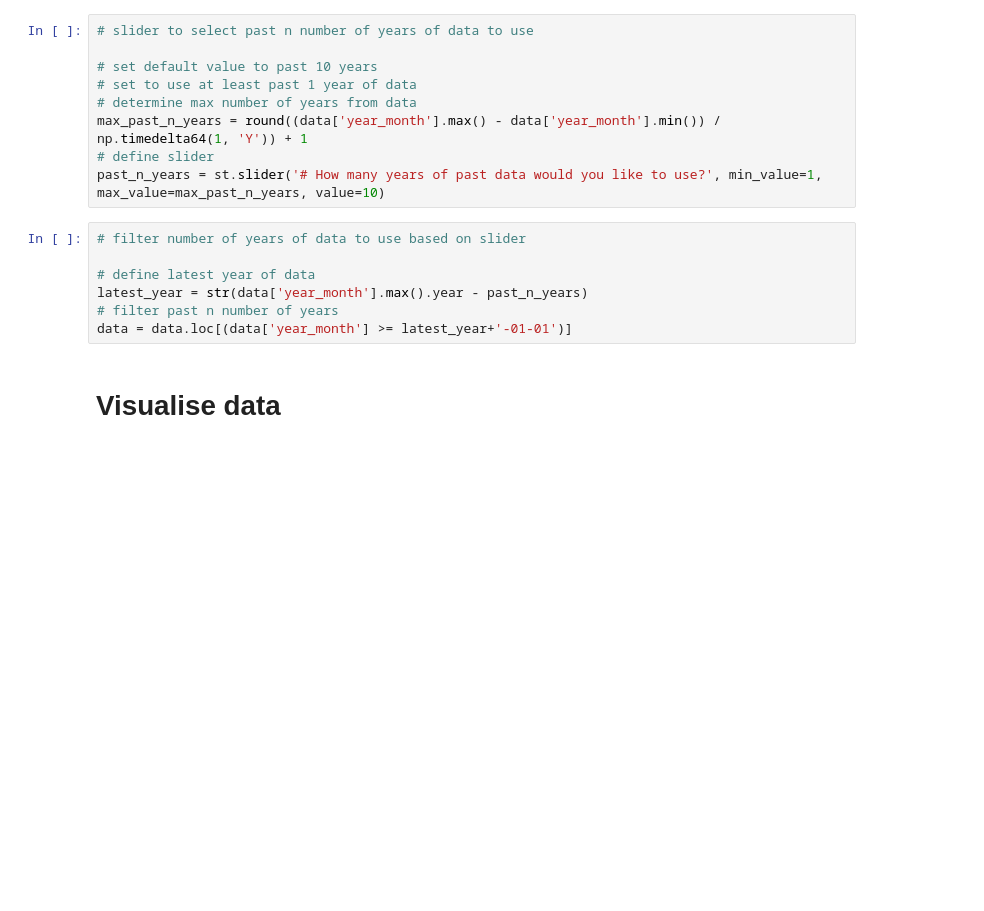
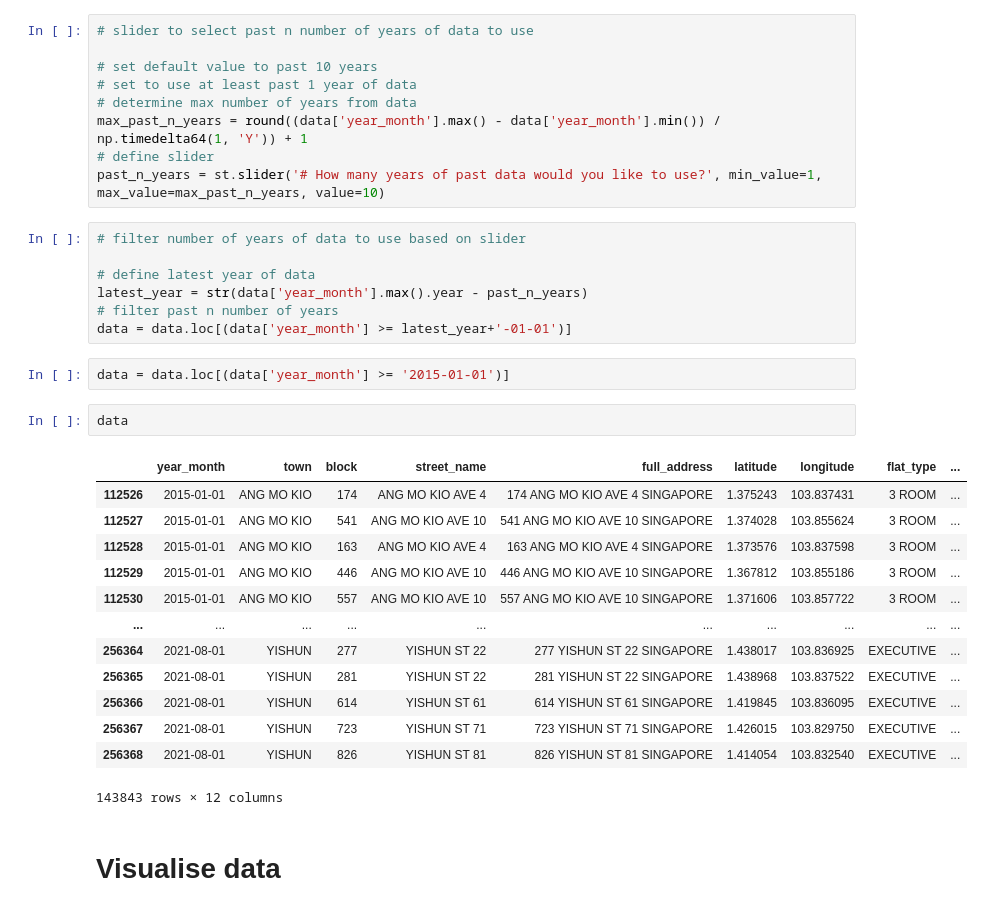
Before and after one commit to carolinedlu/streamlit_resale_flat_prices, a Jupyter notebook: streamlit_resale_flat_prices_app.ipynb, the cells around one changed output. Drawn from its saved outputs; the diff is of its cells as text; blank space fills up the shorter version.

```diff
--- a/streamlit_resale_flat_prices_app.ipynb
+++ b/streamlit_resale_flat_prices_app.ipynb
@@ -71,6 +76,24 @@ past_n_years = st.slider('# How many years of past data would you like to use?',
 latest_year = str(data['year_month'].max().year - past_n_years)
 # filter past n number of years
 data = data.loc[(data['year_month'] >= latest_year+'-01-01')]
+# %%
+data = data.loc[(data['year_month'] >= '2015-01-01')]
+# %%
+data
+# %% [output]
+|  | year_month | town | block | street_name | full_address | latitude | longitude | flat_type | ... |
+| 112526 | 2015-01-01 | ANG MO KIO | 174 | ANG MO KIO AVE 4 | 174 ANG MO KIO AVE 4 SINGAPORE | 1.375243 | 103.837431 | 3 ROOM | ... |
+| 112527 | 2015-01-01 | ANG MO KIO | 541 | ANG MO KIO AVE 10 | 541 ANG MO KIO AVE 10 SINGAPORE | 1.374028 | 103.855624 | 3 ROOM | ... |
+| 112528 | 2015-01-01 | ANG MO KIO | 163 | ANG MO KIO AVE 4 | 163 ANG MO KIO AVE 4 SINGAPORE | 1.373576 | 103.837598 | 3 ROOM | ... |
+| 112529 | 2015-01-01 | ANG MO KIO | 446 | ANG MO KIO AVE 10 | 446 ANG MO KIO AVE 10 SINGAPORE | 1.367812 | 103.855186 | 3 ROOM | ... |
+| 112530 | 2015-01-01 | ANG MO KIO | 557 | ANG MO KIO AVE 10 | 557 ANG MO KIO AVE 10 SINGAPORE | 1.371606 | 103.857722 | 3 ROOM | ... |
+| ... | ... | ... | ... | ... | ... | ... | ... | ... | ... |
+| 256364 | 2021-08-01 | YISHUN | 277 | YISHUN ST 22 | 277 YISHUN ST 22 SINGAPORE | 1.438017 | 103.836925 | EXECUTIVE | ... |
+| 256365 | 2021-08-01 | YISHUN | 281 | YISHUN ST 22 | 281 YISHUN ST 22 SINGAPORE | 1.438968 | 103.837522 | EXECUTIVE | ... |
+| 256366 | 2021-08-01 | YISHUN | 614 | YISHUN ST 61 | 614 YISHUN ST 61 SINGAPORE | 1.419845 | 103.836095 | EXECUTIVE | ... |
+| 256367 | 2021-08-01 | YISHUN | 723 | YISHUN ST 71 | 723 YISHUN ST 71 SINGAPORE | 1.426015 | 103.829750 | EXECUTIVE | ... |
+| 256368 | 2021-08-01 | YISHUN | 826 | YISHUN ST 81 | 826 YISHUN ST 81 SINGAPORE | 1.414054 | 103.832540 | EXECUTIVE | ... |
+143843 rows × 12 columns
 # %% [markdown]
 # Visualise data
 # %%
```
Also changed, not shown: parts of 5 cells of this notebook.
